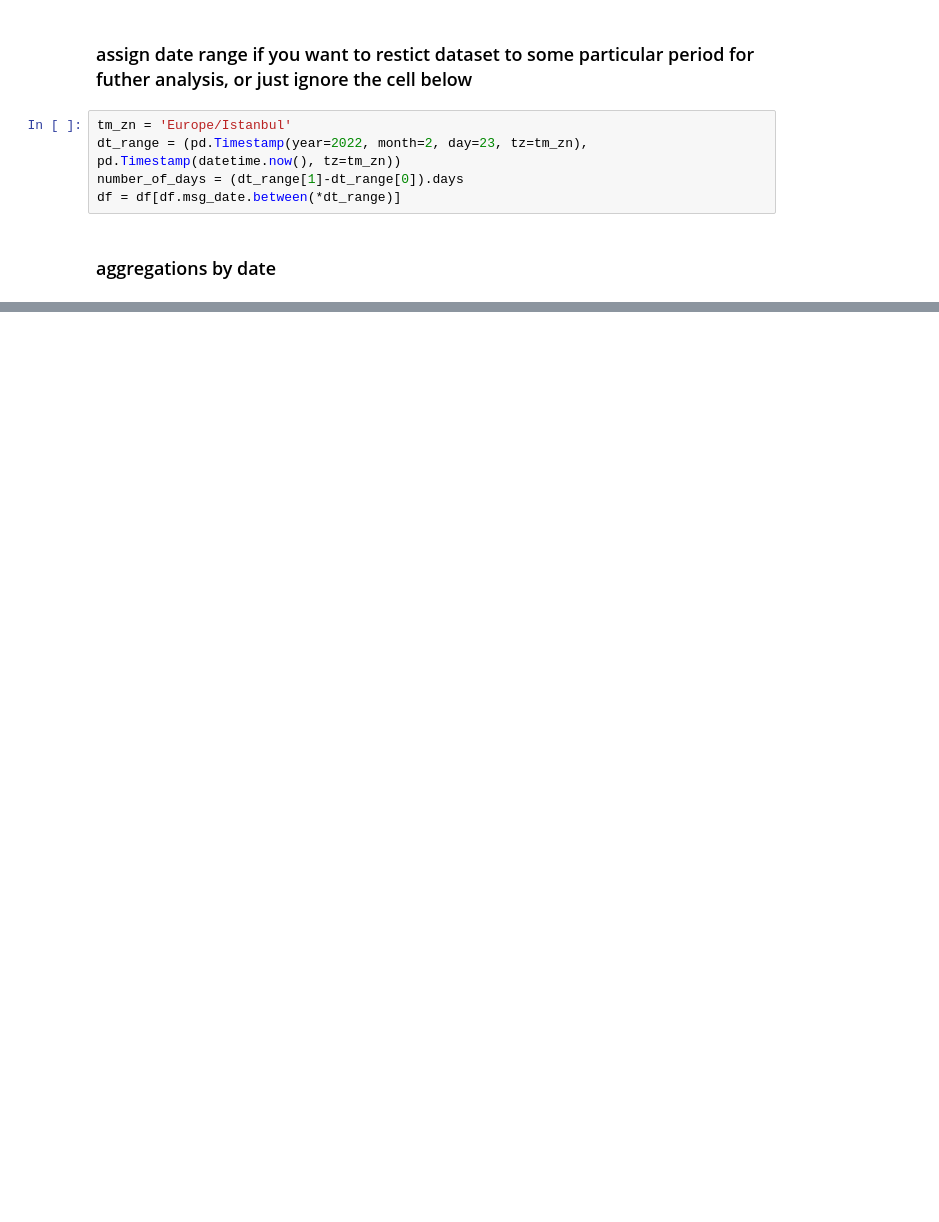
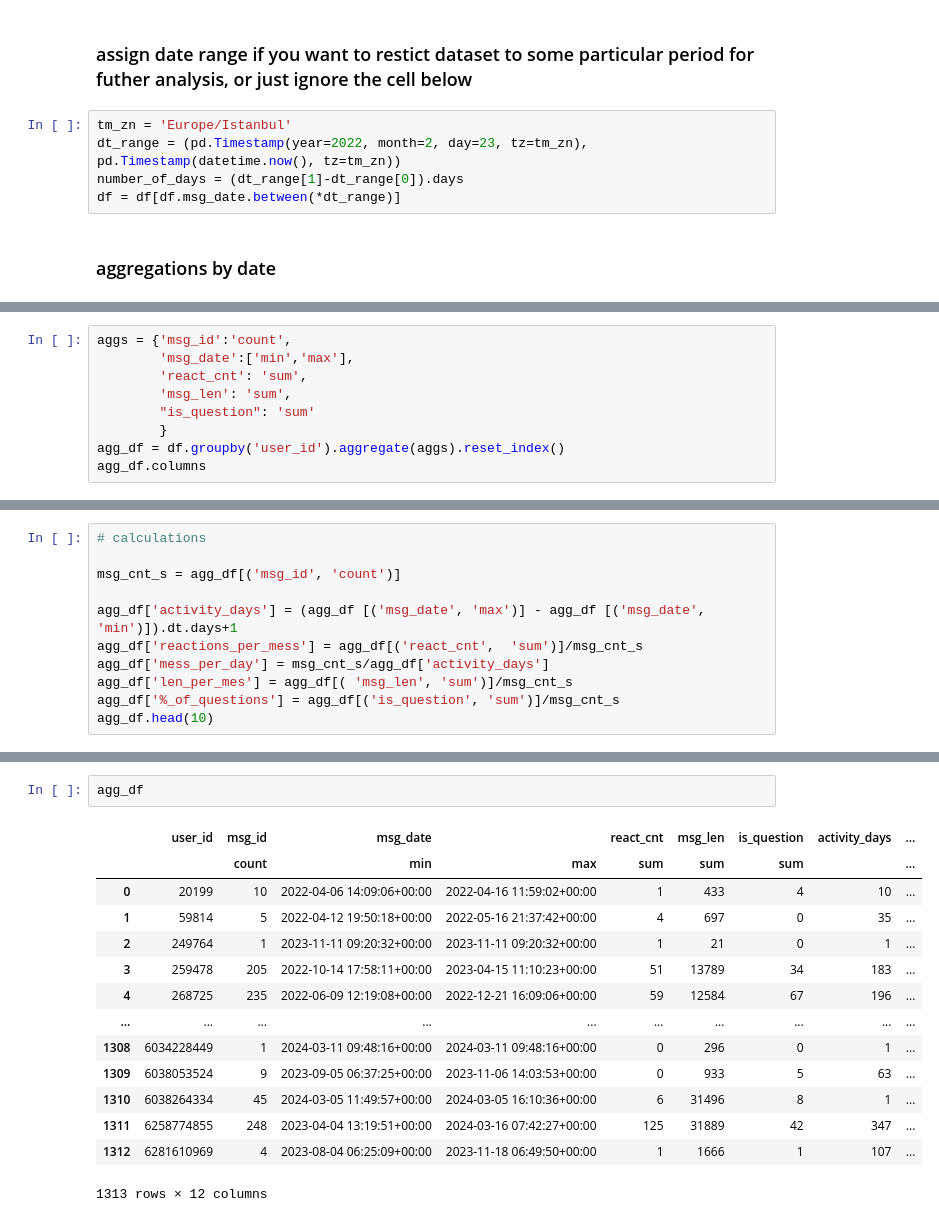
Before and after one commit to DmitriiK/telegram-automation, a Jupyter notebook: telega2pandas.ipynb, the cells around one changed output, grey strips where cells are left out. Cells and saved outputs as stored; diff of their text form; blank space fills up the shorter version.

```diff
--- a/telega2pandas.ipynb
+++ b/telega2pandas.ipynb
@@ -67,0 +106,9 @@ plt.show()
+# %%
+aggs = {'msg_id':'count',
+        'msg_date':['min','max'],
+        'react_cnt': 'sum',
+        'msg_len': 'sum',
+        "is_question": 'sum'
+        }
+agg_df = df.groupby('user_id').aggregate(aggs).reset_index()
+agg_df.columns
@@ -67,0 +126,11 @@ plt.show()
+# %%
+# calculations
+
+msg_cnt_s = agg_df[('msg_id', 'count')]
+
+agg_df['activity_days'] = (agg_df [('msg_date', 'max')] - agg_df [('msg_date', 'min')]).dt.days+1
+agg_df['reactions_per_mess'] = agg_df[('react_cnt',  'sum')]/msg_cnt_s
+agg_df['mess_per_day'] = msg_cnt_s/agg_df['activity_days']
+agg_df['len_per_mes'] = agg_df[( 'msg_len', 'sum')]/msg_cnt_s
+agg_df['%_of_questions'] = agg_df[('is_question', 'sum')]/msg_cnt_s
+agg_df.head(10)
@@ -67,0 +150,17 @@ plt.show()
+# %%
+agg_df
+# %% [output]
+|  | user_id | msg_id | msg_date |  | react_cnt | msg_len | is_question | activity_days | ... |
+|  |  | count | min | max | sum | sum | sum |  | ... |
+| 0 | 20199 | 10 | 2022-04-06 14:09:06+00:00 | 2022-04-16 11:59:02+00:00 | 1 | 433 | 4 | 10 | ... |
+| 1 | 59814 | 5 | 2022-04-12 19:50:18+00:00 | 2022-05-16 21:37:42+00:00 | 4 | 697 | 0 | 35 | ... |
+| 2 | 249764 | 1 | 2023-11-11 09:20:32+00:00 | 2023-11-11 09:20:32+00:00 | 1 | 21 | 0 | 1 | ... |
+| 3 | 259478 | 205 | 2022-10-14 17:58:11+00:00 | 2023-04-15 11:10:23+00:00 | 51 | 13789 | 34 | 183 | ... |
+| 4 | 268725 | 235 | 2022-06-09 12:19:08+00:00 | 2022-12-21 16:09:06+00:00 | 59 | 12584 | 67 | 196 | ... |
+| ... | ... | ... | ... | ... | ... | ... | ... | ... | ... |
+| 1308 | 6034228449 | 1 | 2024-03-11 09:48:16+00:00 | 2024-03-11 09:48:16+00:00 | 0 | 296 | 0 | 1 | ... |
+| 1309 | 6038053524 | 9 | 2023-09-05 06:37:25+00:00 | 2023-11-06 14:03:53+00:00 | 0 | 933 | 5 | 63 | ... |
+| 1310 | 6038264334 | 45 | 2024-03-05 11:49:57+00:00 | 2024-03-05 16:10:36+00:00 | 6 | 31496 | 8 | 1 | ... |
+| 1311 | 6258774855 | 248 | 2023-04-04 13:19:51+00:00 | 2024-03-16 07:42:27+00:00 | 125 | 31889 | 42 | 347 | ... |
+| 1312 | 6281610969 | 4 | 2023-08-04 06:25:09+00:00 | 2023-11-18 06:49:50+00:00 | 1 | 1666 | 1 | 107 | ... |
+1313 rows × 12 columns
```
Also changed, not shown: parts of 14 cells of this notebook.
